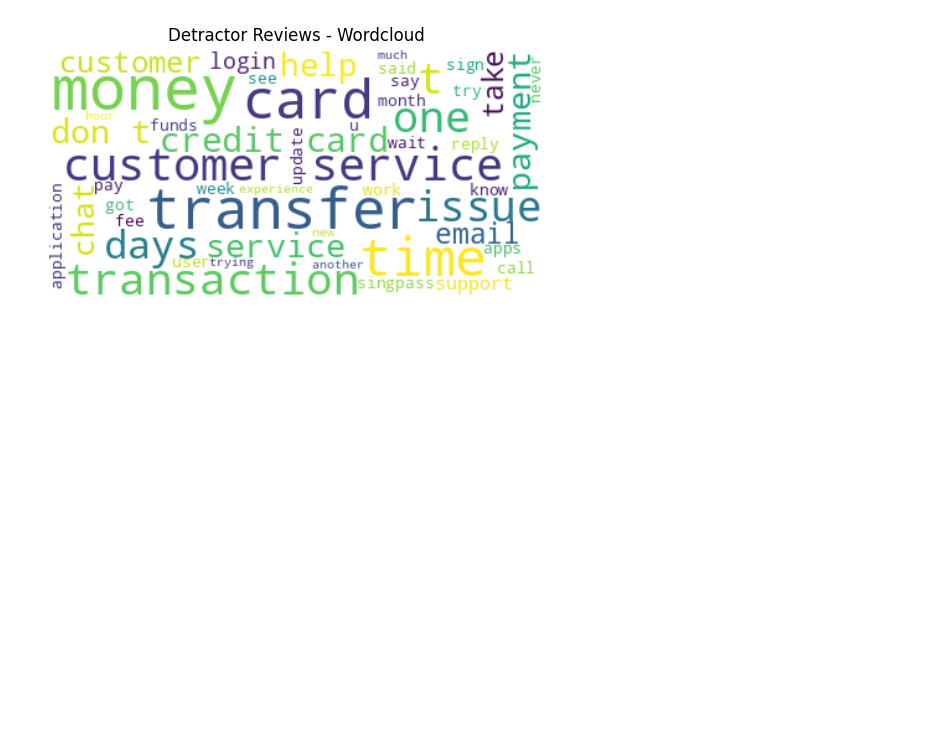
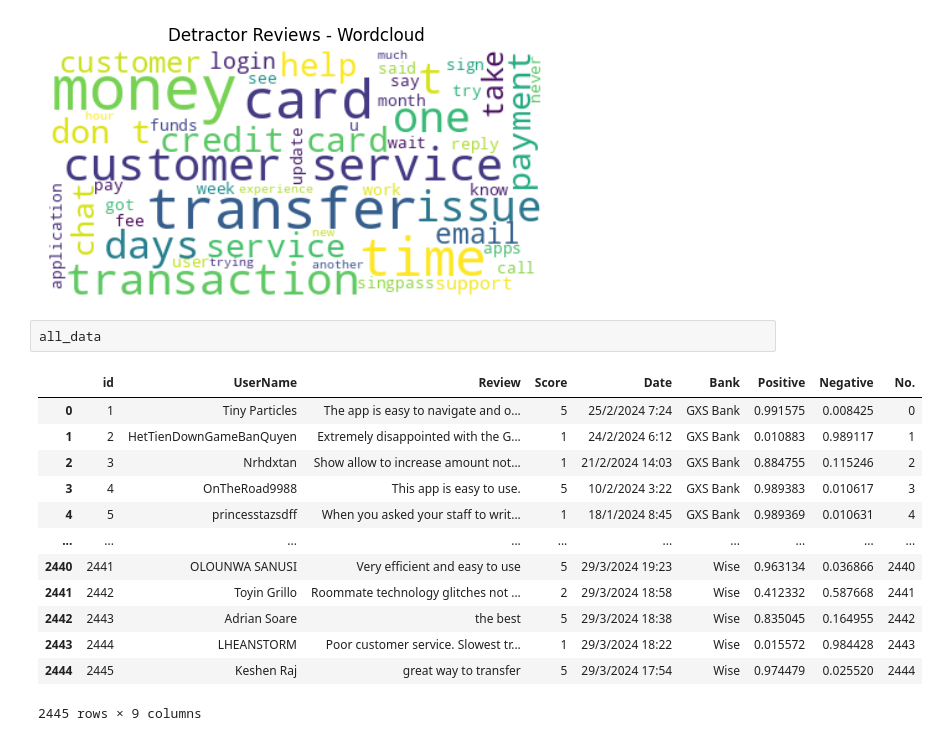
Before and after one commit to HaoEarm/DSA3101_Project, a Jupyter notebook: Backend/sentiment_analysis_nps_score_wordcloud.ipynb, the cells around one changed output. Saved outputs shown, nothing was run; the diff lists cells and outputs as text; blank space fills up the shorter version.

```diff
--- a/Backend/sentiment_analysis_nps_score_wordcloud.ipynb
+++ b/Backend/sentiment_analysis_nps_score_wordcloud.ipynb
@@ -363,3 +363,19 @@ plt.axis("off")
 # %% [output]
 (-0.5, 399.5, 199.5, -0.5)
 [figure]
+# %%
+all_data
+# %% [output]
+|  | id | UserName | Review | Score | Date | Bank | Positive | Negative | No. |
+| 0 | 1 | Tiny Particles | The app is easy to navigate and o... | 5 | 25/2/2024 7:24 | GXS Bank | 0.991575 | 0.008425 | 0 |
+| 1 | 2 | HetTienDownGameBanQuyen | Extremely disappointed with the G... | 1 | 24/2/2024 6:12 | GXS Bank | 0.010883 | 0.989117 | 1 |
+| 2 | 3 | Nrhdxtan | Show allow to increase amount not... | 1 | 21/2/2024 14:03 | GXS Bank | 0.884755 | 0.115246 | 2 |
+| 3 | 4 | OnTheRoad9988 | This app is easy to use. | 5 | 10/2/2024 3:22 | GXS Bank | 0.989383 | 0.010617 | 3 |
+| 4 | 5 | princesstazsdff | When you asked your staff to writ... | 1 | 18/1/2024 8:45 | GXS Bank | 0.989369 | 0.010631 | 4 |
+| ... | ... | ... | ... | ... | ... | ... | ... | ... | ... |
+| 2440 | 2441 | OLOUNWA SANUSI | Very efficient and easy to use | 5 | 29/3/2024 19:23 | Wise | 0.963134 | 0.036866 | 2440 |
+| 2441 | 2442 | Toyin Grillo | Roommate technology glitches not ... | 2 | 29/3/2024 18:58 | Wise | 0.412332 | 0.587668 | 2441 |
+| 2442 | 2443 | Adrian Soare | the best | 5 | 29/3/2024 18:38 | Wise | 0.835045 | 0.164955 | 2442 |
+| 2443 | 2444 | LHEANSTORM | Poor customer service. Slowest tr... | 1 | 29/3/2024 18:22 | Wise | 0.015572 | 0.984428 | 2443 |
+| 2444 | 2445 | Keshen Raj | great way to transfer | 5 | 29/3/2024 17:54 | Wise | 0.974479 | 0.025520 | 2444 |
+2445 rows × 9 columns
```
Also changed, not shown: 12 other files.
